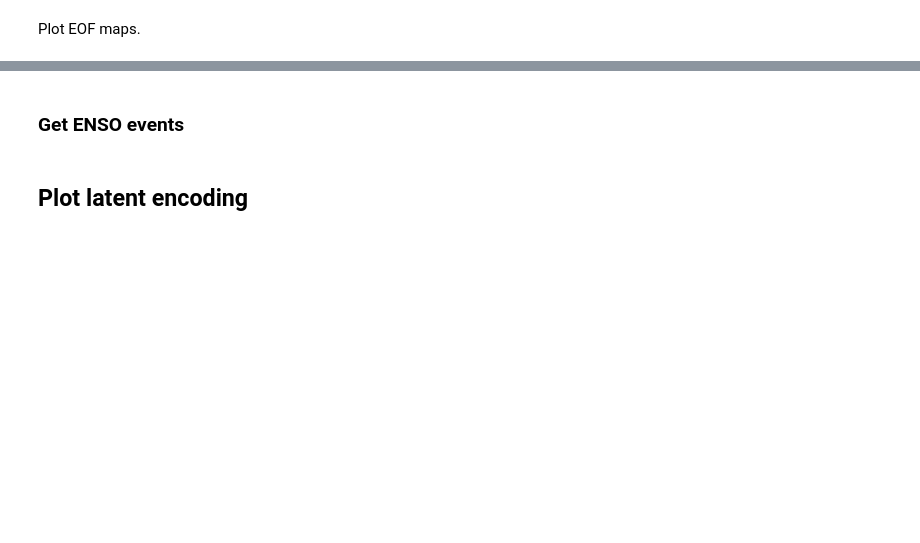
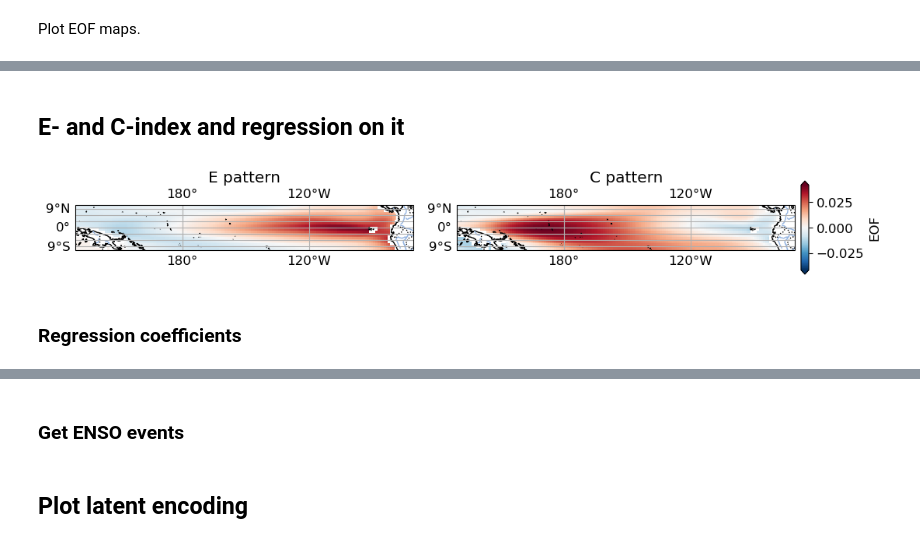
Before and after one commit to jakob-schloer/LatentGMM, a Jupyter notebook: scripts/gcm_data/pcgmm_cesm_picontrol.ipynb, the cells around one changed output, grey strips where cells are left out. Drawn from its saved outputs; the diff is of its cells as text; code cells hidden in the pictures; blank space fills up the shorter version.

```diff
--- a/scripts/gcm_data/pcgmm_cesm_picontrol.ipynb
+++ b/scripts/gcm_data/pcgmm_cesm_picontrol.ipynb
@@ -97,0 +103,18 @@ gpl.enumerate_subplots(axs, pos_x=.01, pos_y=.85)
+# %% [markdown]
+## E- and C-index and regression on it
+# %%
+# E and C patterns based on first two EOFs
+e_pattern = (eofs.isel(eof=0) - eofs.isel(eof=1)) / np.sqrt(2)
+c_pattern = (eofs.isel(eof=0) + eofs.isel(eof=1)) / np.sqrt(2)
+
+fig, axs = plt.subplots(1, 2, figsize=(10, 2), subplot_kw={'projection': proj})
+gpl.plot_map(e_pattern['ssta'], central_longitude=180, ax=axs[0], bar='continuous', add_bar=False)
+axs[0].set_title(rf"E pattern")
+im = gpl.plot_map(c_pattern['ssta'], central_longitude=180, ax=axs[1], bar='continuous', add_bar=False)
+axs[1].set_title(rf"C pattern")
+
+cbar_ax = fig.add_axes([0.99, .2, 0.01, 0.6])
+cb = fig.colorbar(im['im'], cax=cbar_ax, orientation='vertical', shrink=0.6, extend='both')
+cb.set_label(label=rf"EOF")
+# %% [output]
+[figure, added]
@@ -97,0 +128,2 @@ gpl.enumerate_subplots(axs, pos_x=.01, pos_y=.85)
+# %% [markdown]
+### Regression coefficients
```
Also changed, not shown: parts of 22 cells of this notebook, 7 other files.
